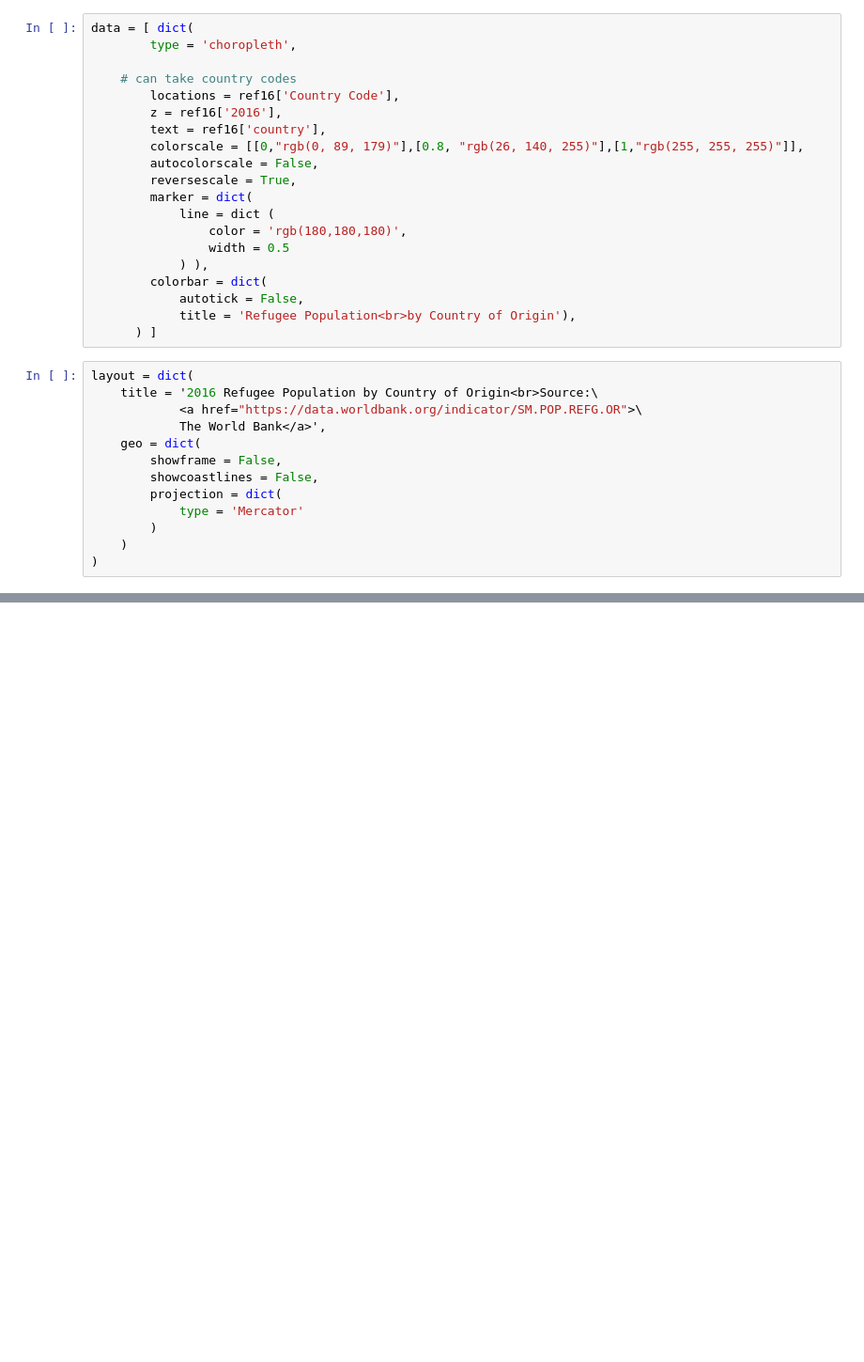
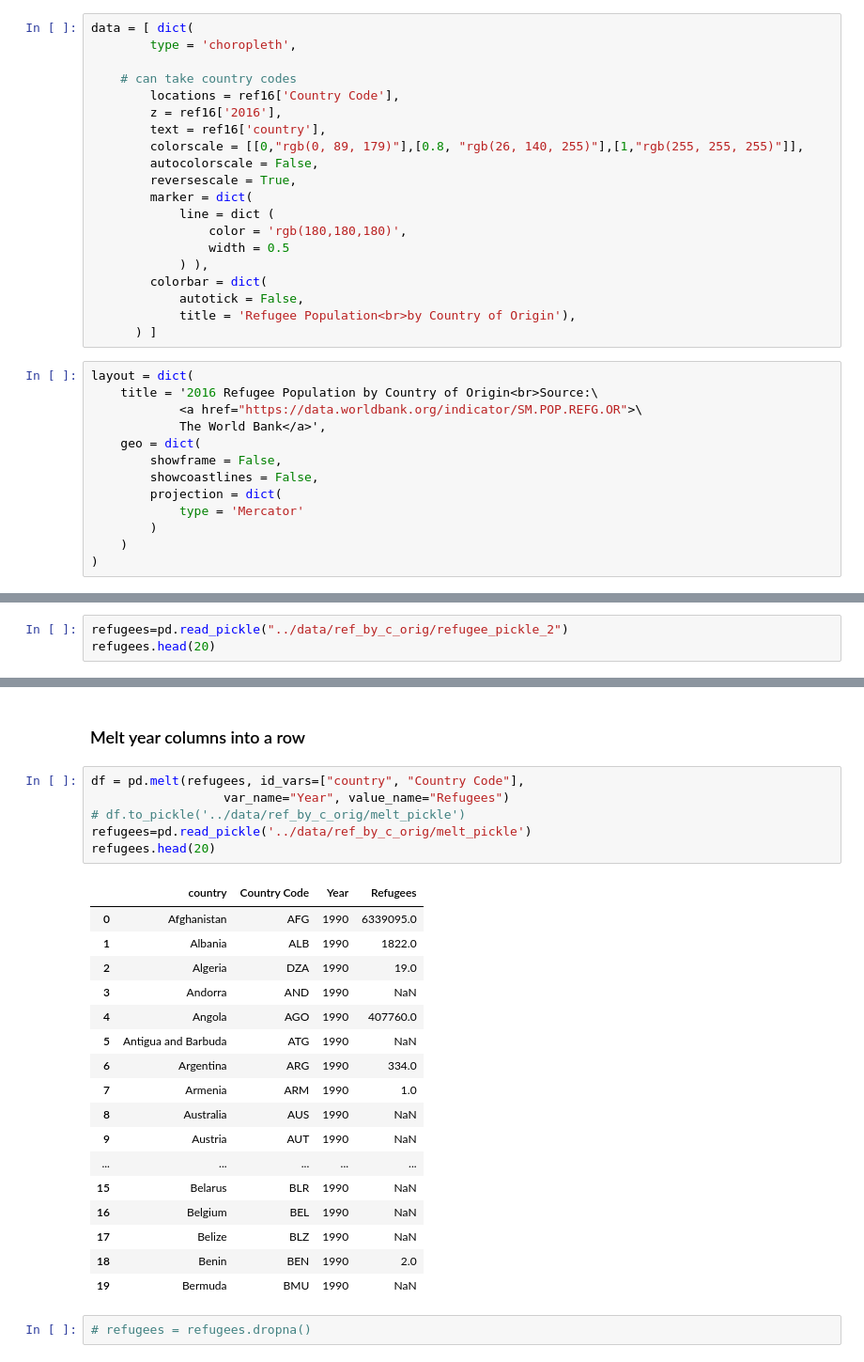
Before and after one commit to UNCG-CSE/World-Refugee-Forecast, a Jupyter notebook: src/wrf_country_of_origin.ipynb, the cells around one changed output, grey strips where cells are left out. Shown at 94% size. Cells and saved outputs as stored; diff of their text form; blank space fills up the shorter version.

```diff
--- a/src/wrf_country_of_origin.ipynb
+++ b/src/wrf_country_of_origin.ipynb
@@ -277,0 +282,3 @@ py.iplot( fig, validate=False, filename='d3-world-map_2016' )
+# %%
+refugees=pd.read_pickle("../data/ref_by_c_orig/refugee_pickle_2")
+refugees.head(20)
@@ -277,0 +304,28 @@ py.iplot( fig, validate=False, filename='d3-world-map_2016' )
+# %% [markdown]
+### Melt year columns into a row
+# %%
+df = pd.melt(refugees, id_vars=["country", "Country Code"],
+                  var_name="Year", value_name="Refugees")
+# df.to_pickle('../data/ref_by_c_orig/melt_pickle')
+refugees=pd.read_pickle('../data/ref_by_c_orig/melt_pickle')
+refugees.head(20)
+# %% [output]
+|  | country | Country Code | Year | Refugees |
+| 0 | Afghanistan | AFG | 1990 | 6339095.0 |
+| 1 | Albania | ALB | 1990 | 1822.0 |
+| 2 | Algeria | DZA | 1990 | 19.0 |
+| 3 | Andorra | AND | 1990 | NaN |
+| 4 | Angola | AGO | 1990 | 407760.0 |
+| 5 | Antigua and Barbuda | ATG | 1990 | NaN |
+| 6 | Argentina | ARG | 1990 | 334.0 |
+| 7 | Armenia | ARM | 1990 | 1.0 |
+| 8 | Australia | AUS | 1990 | NaN |
+| 9 | Austria | AUT | 1990 | NaN |
+| ... | ... | ... | ... | ... |
+| 15 | Belarus | BLR | 1990 | NaN |
+| 16 | Belgium | BEL | 1990 | NaN |
+| 17 | Belize | BLZ | 1990 | NaN |
+| 18 | Benin | BEN | 1990 | 2.0 |
+| 19 | Bermuda | BMU | 1990 | NaN |
+# %%
+# refugees = refugees.dropna()
```
Also changed, not shown: parts of 10 cells of this notebook, 4 other files.
